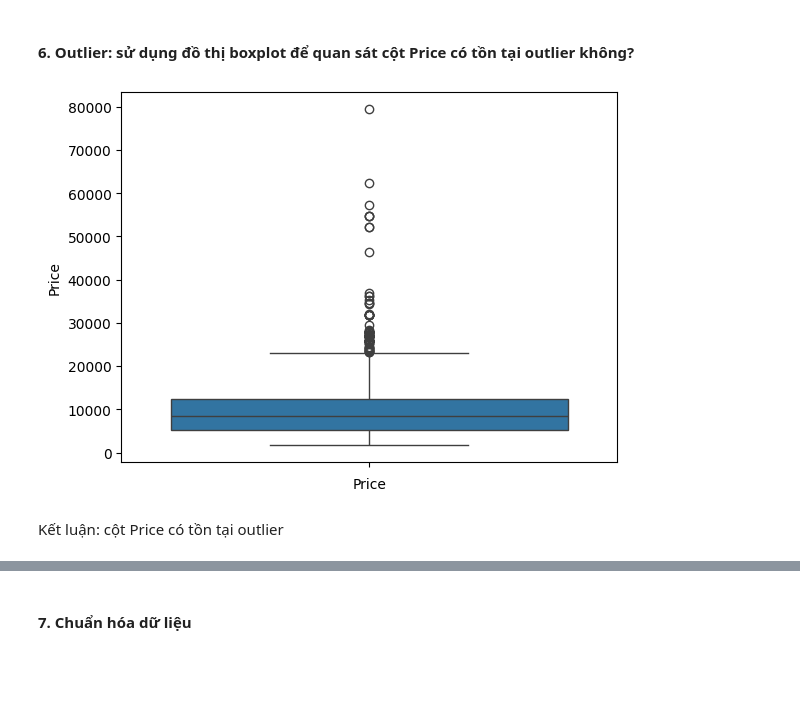
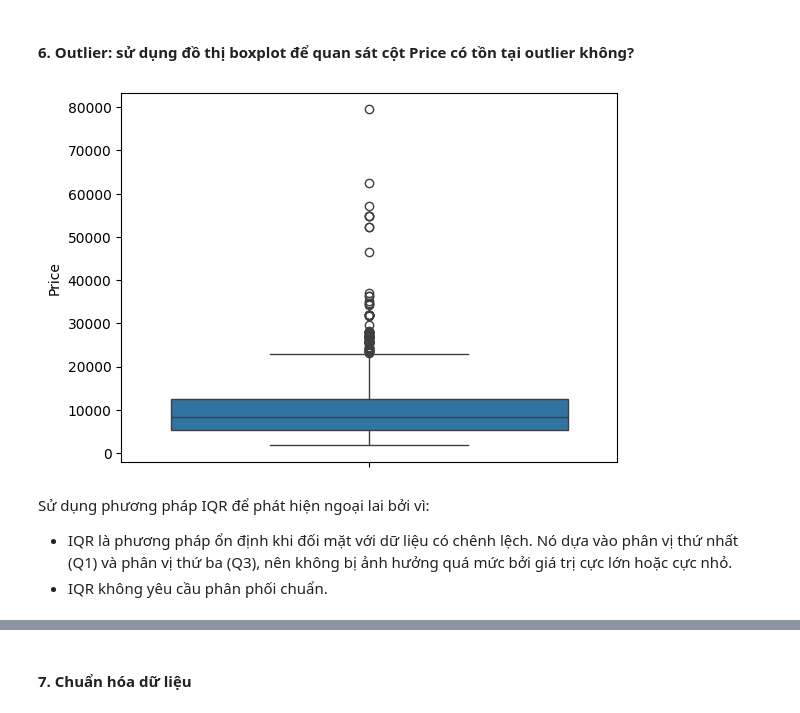
Before and after one commit to vngson/PTDLUD, a Jupyter notebook: main.ipynb, the cells around one changed output, grey strips where cells are left out. Cells and saved outputs as stored; diff of their text form; code cells hidden in the pictures; blank space fills up the shorter version.

Commit message:
Update resolve outlier

```diff
--- a/main.ipynb
+++ b/main.ipynb
@@ -136,9 +136,10 @@ merged_data = merged_data.dropna(how='any')
 #### **6. Outlier: sử dụng đồ thị boxplot để quan sát cột Price có tồn tại outlier không?**
 # %%
 sns.boxplot(merged_data['Price'])
-plt.xlabel('Price')
 plt.show()
 # %% [output]
-[figure, old version]
+[figure, new version]
-# %% [markdown]
-Kết luận: cột Price có tồn tại outlier
+# %% [markdown]
+Sử dụng phương pháp IQR để phát hiện ngoại lai bởi vì:
+- IQR là phương pháp ổn định khi đối mặt với dữ liệu có chênh lệch. Nó dựa vào phân vị thứ nhất (Q1) và phân vị thứ ba (Q3), nên không bị ảnh hưởng quá mức bởi giá trị cực lớn hoặc cực nhỏ.
+- IQR không yêu cầu phân phối chuẩn.
```
Also changed, not shown: parts of 1 cell of this notebook.
